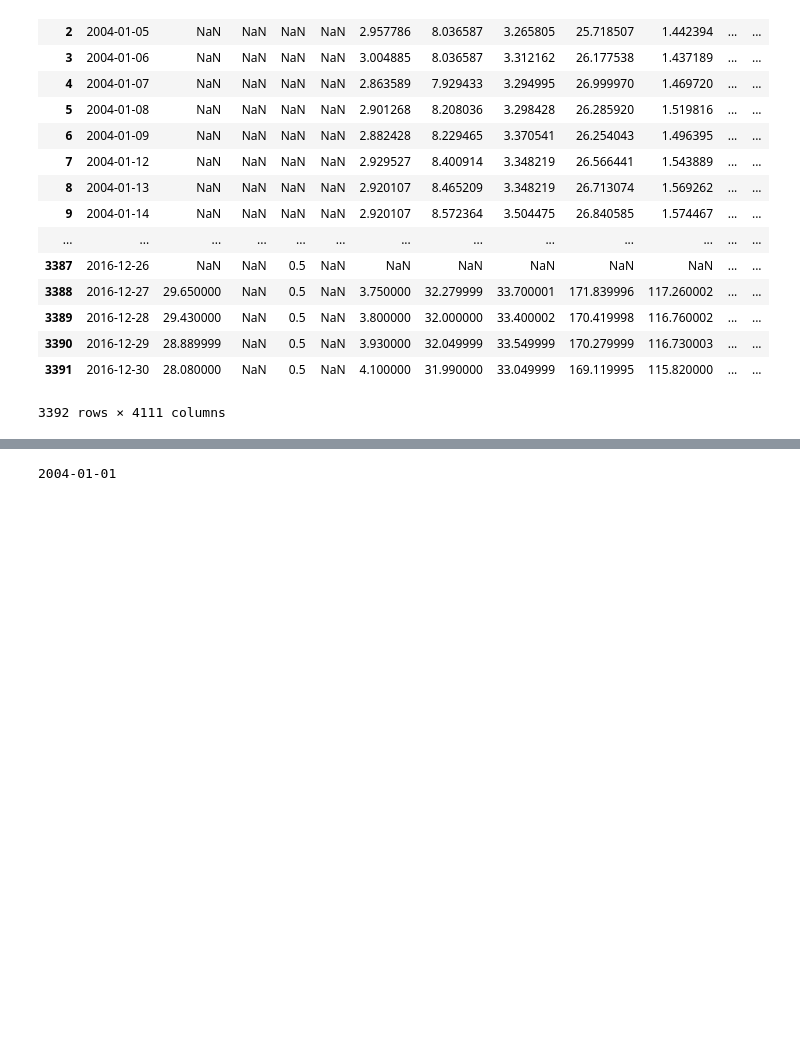
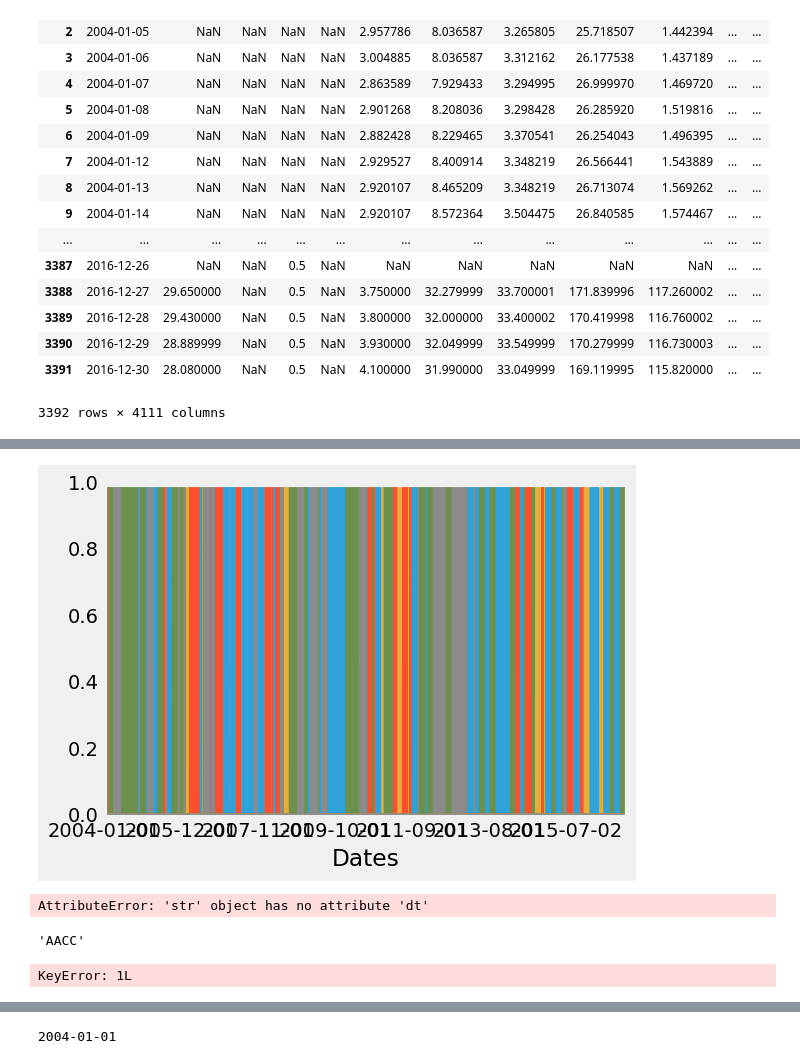
Before and after one commit to robertgrote/News-Asymmetry-Study, a Jupyter notebook: News Asymmetry Study.ipynb, the cells around one changed output, grey strips where cells are left out. Cells and saved outputs as stored; diff of their text form; code cells hidden in the pictures; blank space fills up the shorter version.

```diff
--- a/News Asymmetry Study.ipynb
+++ b/News Asymmetry Study.ipynb
@@ -116,3 +117,6 @@ stockHistory
 | 3390 | 2016-12-29 | 28.889999 | NaN | 0.5 | NaN | 3.930000 | 32.049999 | 33.549999 | 170.279999 | 116.730003 | ... | ... |
 | 3391 | 2016-12-30 | 28.080000 | NaN | 0.5 | NaN | 4.100000 | 31.990000 | 33.049999 | 169.119995 | 115.820000 | ... | ... |
 3392 rows × 4111 columns
+# %%
+Dates=stockHistory['Date']
+Dates
@@ -118,0 +234,5 @@ stockHistory
+# %%
+def jumpgetter(df, lookback=1, ythresh=.2): #make ythresh a ratio like .1 for a ten percent jump
+    pctchanges=df.pct_change(periods=lookback)
+    tfdf=pctchanges>ythresh
+    return tfdf #pctchanges.max()
@@ -118,0 +255,3 @@ stockHistory
+# %%
+truefalse=jumpgetter(stockHistory)
+truefalse['Dates']=Dates
@@ -118,0 +279,3 @@ stockHistory
+# %%
+type(truefalse)
+indexedtf=truefalse.set_index('Dates')
@@ -118,0 +440,19 @@ stockHistory
+# %%
+indexedtf.plot()
+plt.legend().remove()
+plt.show()
+# %% [output]
+[figure, added]
+# %%
+type((result.iloc[0][0]).dt.date)
+# %% [output]
+AttributeError: 'str' object has no attribute 'dt'
+# %%
+result.iloc[0][1]
+# %% [output]
+'AACC'
+# %%
+#Use index and column string to get
+print result.ix[1]
+# %% [output]
+KeyError: 1L
```
Also changed, not shown: parts of 49 cells of this notebook, 2 other files.
